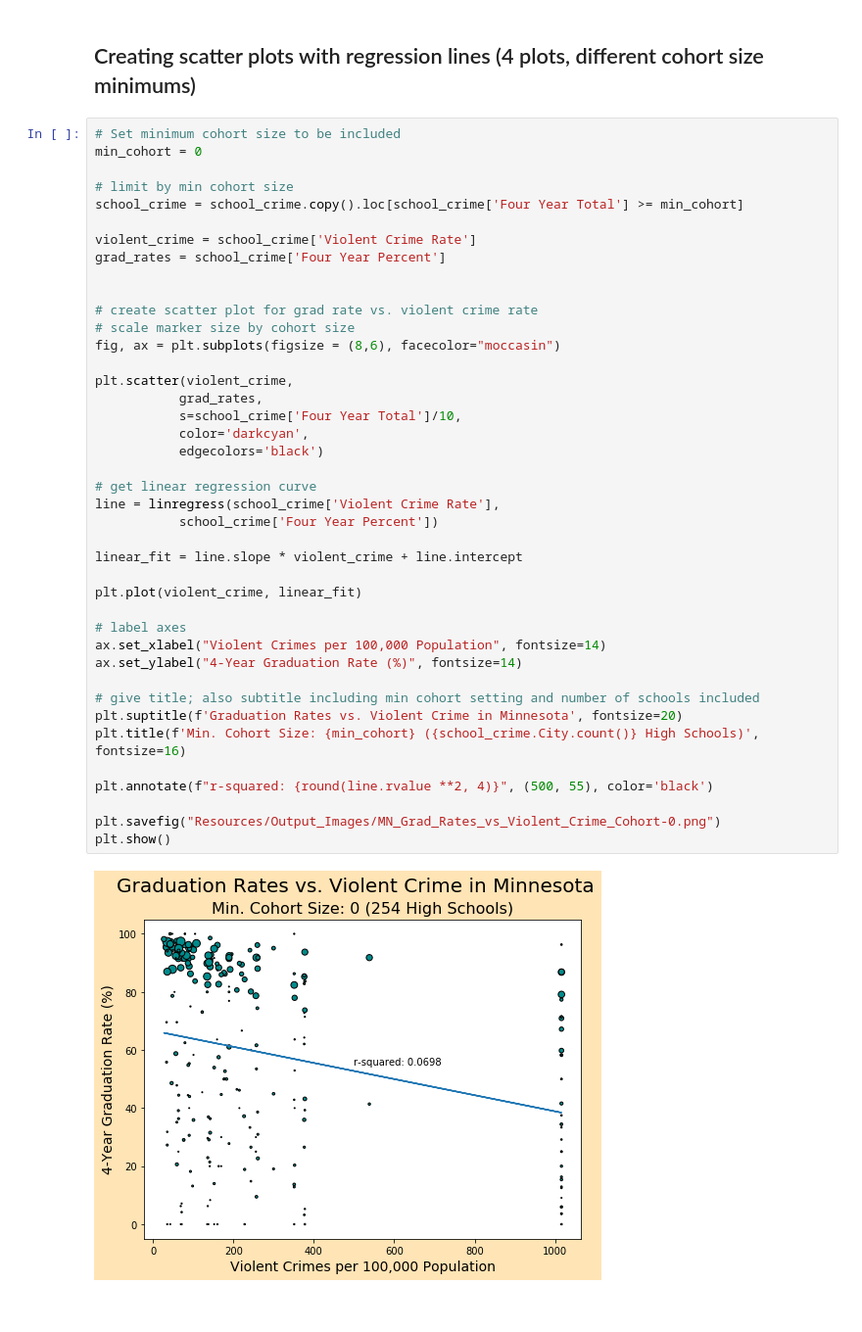
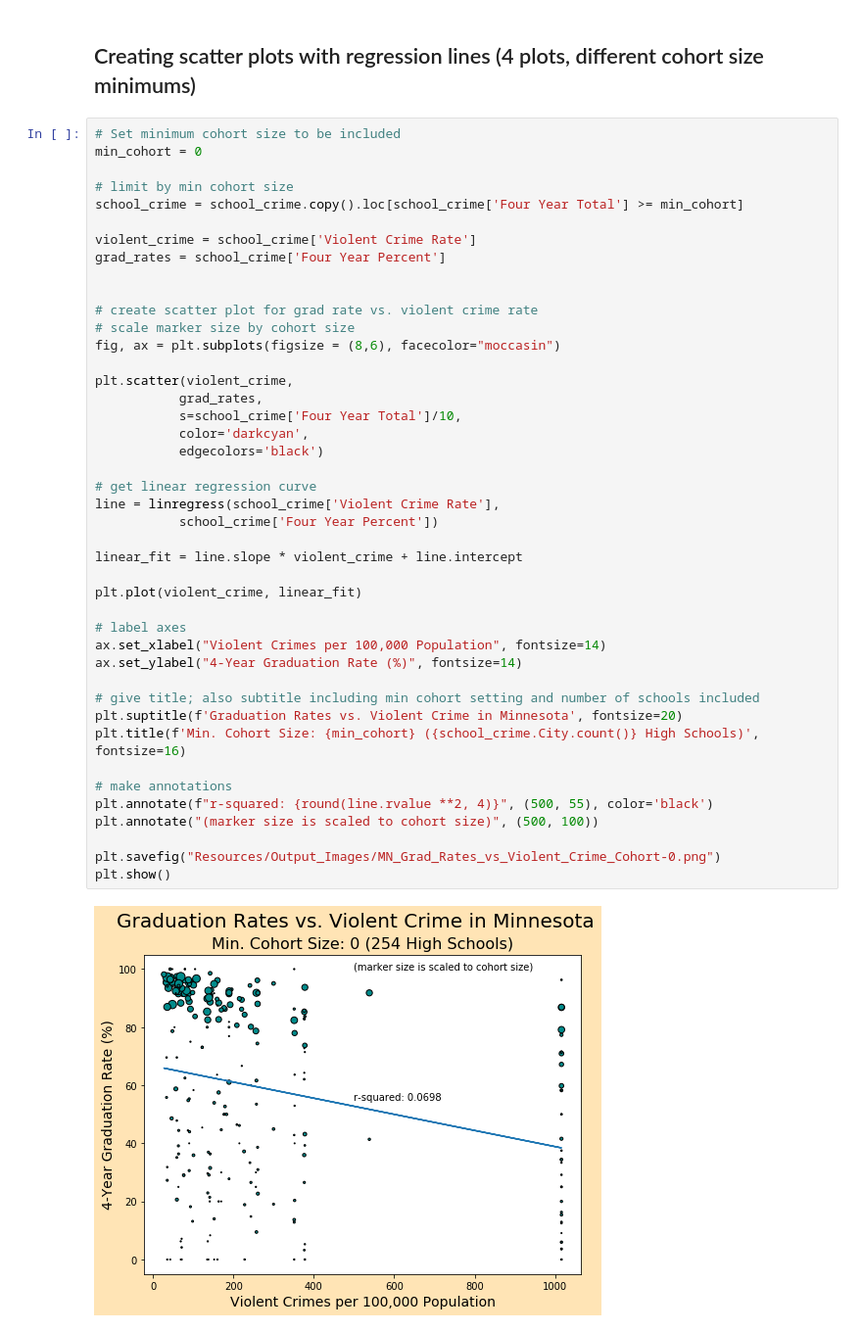
Before and after one commit to alvern/Group_Project_Grad_Rates, a Jupyter notebook: Jack_Notebook.ipynb, the cells around one changed output. Shown at 98% size. Cells and saved outputs as stored; diff of their text form.

```diff
--- a/Jack_Notebook.ipynb
+++ b/Jack_Notebook.ipynb
@@ -251,34 +248,36 @@ grad_rates = school_crime['Four Year Percent']
 # scale marker size by cohort size
 fig, ax = plt.subplots(figsize = (8,6), facecolor="moccasin")
 
 plt.scatter(violent_crime,
            grad_rates,
            s=school_crime['Four Year Total']/10,
            color='darkcyan',
            edgecolors='black')
 
 # get linear regression curve
 line = linregress(school_crime['Violent Crime Rate'],
            school_crime['Four Year Percent'])
 
 linear_fit = line.slope * violent_crime + line.intercept
 
 plt.plot(violent_crime, linear_fit)
 
 # label axes
 ax.set_xlabel("Violent Crimes per 100,000 Population", fontsize=14)
 ax.set_ylabel("4-Year Graduation Rate (%)", fontsize=14)
 
 # give title; also subtitle including min cohort setting and number of schools included
 plt.suptitle(f'Graduation Rates vs. Violent Crime in Minnesota', fontsize=20)
 plt.title(f'Min. Cohort Size: {min_cohort} ({school_crime.City.count()} High Schools)', fontsize=16)
 
+# make annotations
 plt.annotate(f"r-squared: {round(line.rvalue **2, 4)}", (500, 55), color='black')
+plt.annotate("(marker size is scaled to cohort size)", (500, 100))
 
 plt.savefig("Resources/Output_Images/MN_Grad_Rates_vs_Violent_Crime_Cohort-0.png")
 plt.show()
 # %% [output]
-[figure, old version]
+[figure, new version]
 # %%
 # Set minimum cohort size to be included
 min_cohort = 50
```
Also changed, not shown: parts of 4 cells of this notebook, 4 other files.
